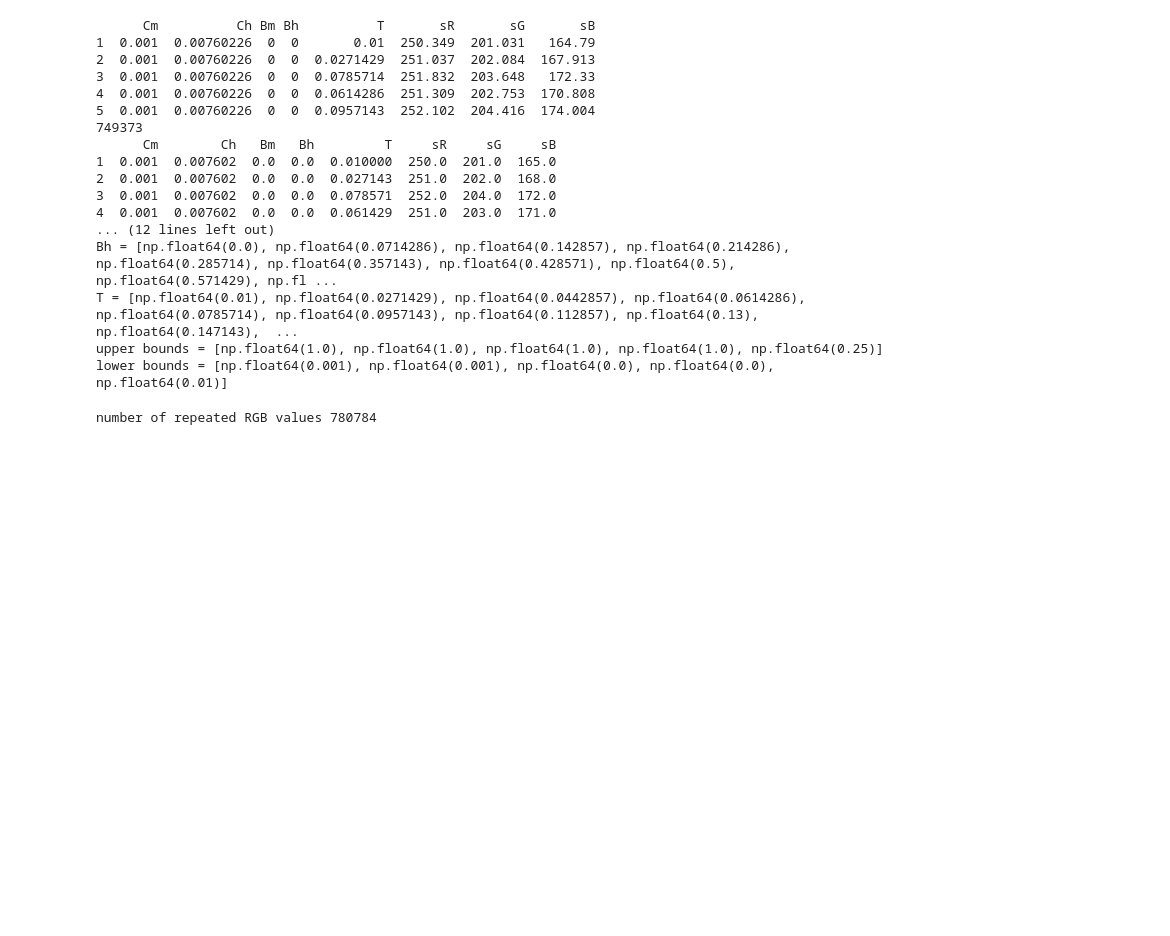
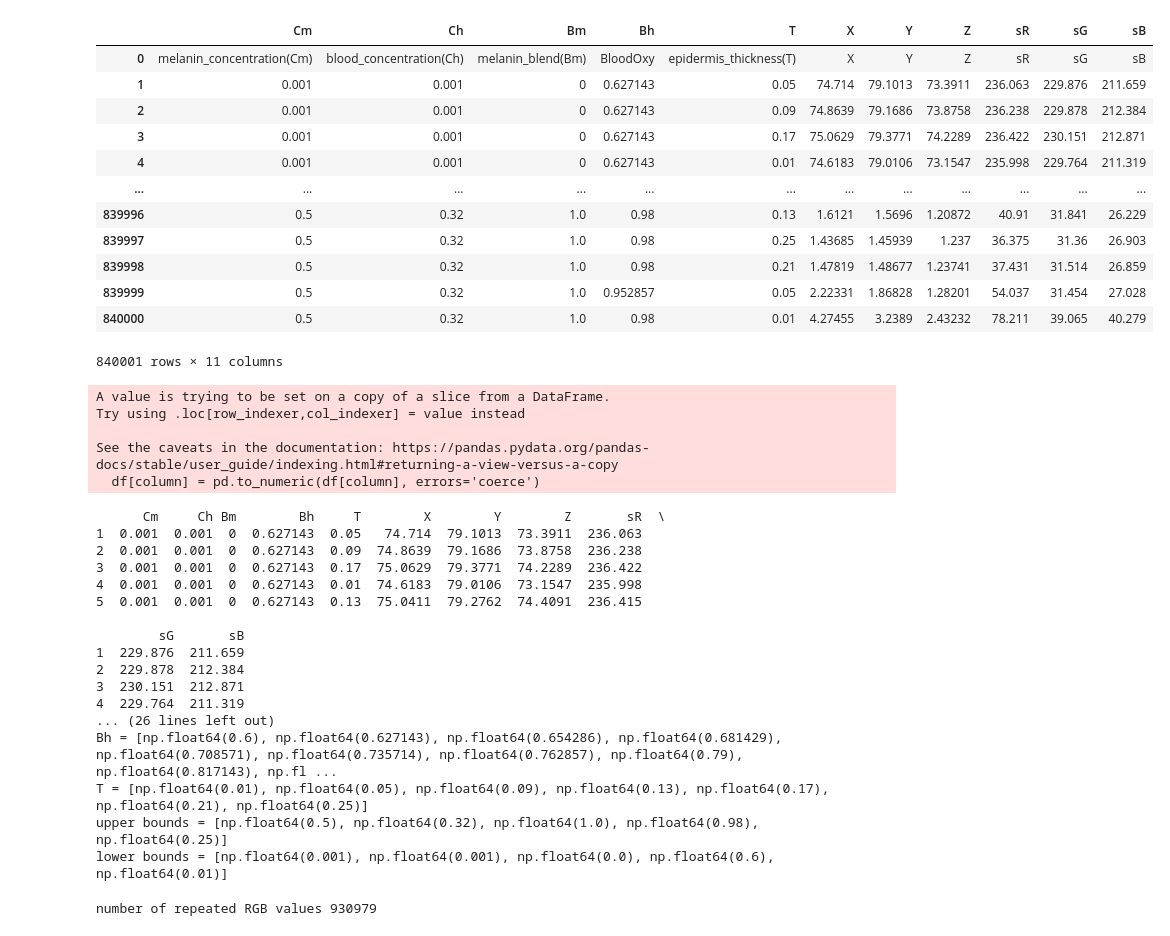
Before and after one commit to Omkar1634/Synthetic-Data, a Jupyter notebook: NN/train_pytorch_ae.ipynb, the cells around one changed output. Saved outputs shown, nothing was run; the diff lists cells and outputs as text; code cells hidden in the pictures; blank space fills up the shorter version.

```diff
--- a/NN/train_pytorch_ae.ipynb
+++ b/NN/train_pytorch_ae.ipynb
@@ -10,15 +15,28 @@ import matplotlib.pyplot as plt
+# %%
+df
+# %% [output]
+|  | Cm | Ch | Bm | Bh | T | X | Y | Z | sR | sG | sB |
+| 0 | melanin_concentration(Cm) | blood_concentration(Ch) | melanin_blend(Bm) | BloodOxy | epidermis_thickness(T) | X | Y | Z | sR | sG | sB |
+| 1 | 0.001 | 0.001 | 0 | 0.627143 | 0.05 | 74.714 | 79.1013 | 73.3911 | 236.063 | 229.876 | 211.659 |
+| 2 | 0.001 | 0.001 | 0 | 0.627143 | 0.09 | 74.8639 | 79.1686 | 73.8758 | 236.238 | 229.878 | 212.384 |
+| 3 | 0.001 | 0.001 | 0 | 0.627143 | 0.17 | 75.0629 | 79.3771 | 74.2289 | 236.422 | 230.151 | 212.871 |
+| 4 | 0.001 | 0.001 | 0 | 0.627143 | 0.01 | 74.6183 | 79.0106 | 73.1547 | 235.998 | 229.764 | 211.319 |
+| ... | ... | ... | ... | ... | ... | ... | ... | ... | ... | ... | ... |
+| 839996 | 0.5 | 0.32 | 1.0 | 0.98 | 0.13 | 1.6121 | 1.5696 | 1.20872 | 40.91 | 31.841 | 26.229 |
+| 839997 | 0.5 | 0.32 | 1.0 | 0.98 | 0.25 | 1.43685 | 1.45939 | 1.237 | 36.375 | 31.36 | 26.903 |
+| 839998 | 0.5 | 0.32 | 1.0 | 0.98 | 0.21 | 1.47819 | 1.48677 | 1.23741 | 37.431 | 31.514 | 26.859 |
+| 839999 | 0.5 | 0.32 | 1.0 | 0.952857 | 0.05 | 2.22331 | 1.86828 | 1.28201 | 54.037 | 31.454 | 27.028 |
+| 840000 | 0.5 | 0.32 | 1.0 | 0.98 | 0.01 | 4.27455 | 3.2389 | 2.43232 | 78.211 | 39.065 | 40.279 |
+840001 rows × 11 columns
 # %%
-upper_bounds = [0.99, 0.99, 0.99, 0.99, 0.25]
-lower_bounds = [0.01, 0.001, 0.01, 0.6, 0.05]
+upper_bounds = [0.5, 0.32, 1.0, 0.98, 0.25]
+lower_bounds = [0.001, 0.001, 0.0, 0.6, 0.01]
 
 # Pair up the corresponding bounds and calculate their average
 averages = [(u + l) / 2 for u, l in zip(upper_bounds, lower_bounds)]
 avg_Cm, avg_Ch, avg_Bm, avg_Bh, avg_T = averages
 
-headers = "Cm,Ch,Bm,Bh,T,sR,sG,sB"
-lut_path = r"D:\Github\Deep-Albedo\cpp_monte_carlo\lut_rgb.csv"
 
-df = pd.read_csv(lut_path, names=headers.split(","), header=None)
 #remove row 0
 df = df.iloc[1:]
 print(df.head())
@@ -121,24 +139,29 @@ df[['sR', 'sG', 'sB']] = df[['sR', 'sG', 'sB']].applymap(np.round)
 df['count'] = df.groupby(['sR', 'sG', 'sB'])['sR'].transform('count')
 print(f"number of repeated RGB values {len(df[df['count'] > 1])}")
 # %% [output]
-      Cm          Ch Bm Bh          T       sR       sG       sB
-1  0.001  0.00760226  0  0       0.01  250.349  201.031   164.79
-2  0.001  0.00760226  0  0  0.0271429  251.037  202.084  167.913
-3  0.001  0.00760226  0  0  0.0785714  251.832  203.648   172.33
-4  0.001  0.00760226  0  0  0.0614286  251.309  202.753  170.808
-5  0.001  0.00760226  0  0  0.0957143  252.102  204.416  174.004
-749373
-      Cm        Ch   Bm   Bh         T     sR     sG     sB
-1  0.001  0.007602  0.0  0.0  0.010000  250.0  201.0  165.0
-2  0.001  0.007602  0.0  0.0  0.027143  251.0  202.0  168.0
-3  0.001  0.007602  0.0  0.0  0.078571  252.0  204.0  172.0
-4  0.001  0.007602  0.0  0.0  0.061429  251.0  203.0  171.0
-... (12 lines left out)
-Bh = [np.float64(0.0), np.float64(0.0714286), np.float64(0.142857), np.float64(0.214286), np.float64(0.285714), np.float64(0.357143), np.float64(0.428571), np.float64(0.5), np.float64(0.571429), np.fl ...
-T = [np.float64(0.01), np.float64(0.0271429), np.float64(0.0442857), np.float64(0.0614286), np.float64(0.0785714), np.float64(0.0957143), np.float64(0.112857), np.float64(0.13), np.float64(0.147143),  ...
-upper bounds = [np.float64(1.0), np.float64(1.0), np.float64(1.0), np.float64(1.0), np.float64(0.25)]
-lower bounds = [np.float64(0.001), np.float64(0.001), np.float64(0.0), np.float64(0.0), np.float64(0.01)]
+A value is trying to be set on a copy of a slice from a DataFrame.
+Try using .loc[row_indexer,col_indexer] = value instead
+
+See the caveats in the documentation: https://pandas.pydata.org/pandas-docs/stable/user_guide/indexing.html#returning-a-view-versus-a-copy
+  df[column] = pd.to_numeric(df[column], errors='coerce')
-number of repeated RGB values 780784
+      Cm     Ch Bm        Bh     T        X        Y        Z       sR  \
+1  0.001  0.001  0  0.627143  0.05   74.714  79.1013  73.3911  236.063
+2  0.001  0.001  0  0.627143  0.09  74.8639  79.1686  73.8758  236.238
+3  0.001  0.001  0  0.627143  0.17  75.0629  79.3771  74.2289  236.422
+4  0.001  0.001  0  0.627143  0.01  74.6183  79.0106  73.1547  235.998
+5  0.001  0.001  0  0.627143  0.13  75.0411  79.2762  74.4091  236.415
+
+        sG       sB
+1  229.876  211.659
+2  229.878  212.384
+3  230.151  212.871
+4  229.764  211.319
+... (26 lines left out)
+Bh = [np.float64(0.6), np.float64(0.627143), np.float64(0.654286), np.float64(0.681429), np.float64(0.708571), np.float64(0.735714), np.float64(0.762857), np.float64(0.79), np.float64(0.817143), np.fl ...
+T = [np.float64(0.01), np.float64(0.05), np.float64(0.09), np.float64(0.13), np.float64(0.17), np.float64(0.21), np.float64(0.25)]
+upper bounds = [np.float64(0.5), np.float64(0.32), np.float64(1.0), np.float64(0.98), np.float64(0.25)]
+lower bounds = [np.float64(0.001), np.float64(0.001), np.float64(0.0), np.float64(0.6), np.float64(0.01)]
+number of repeated RGB values 930979
 # %%
 # -----------------------------
 # Reproducibility (np.random.seed(7) equivalent)
```
Also changed, not shown: parts of 5 cells of this notebook, 5 other files.
